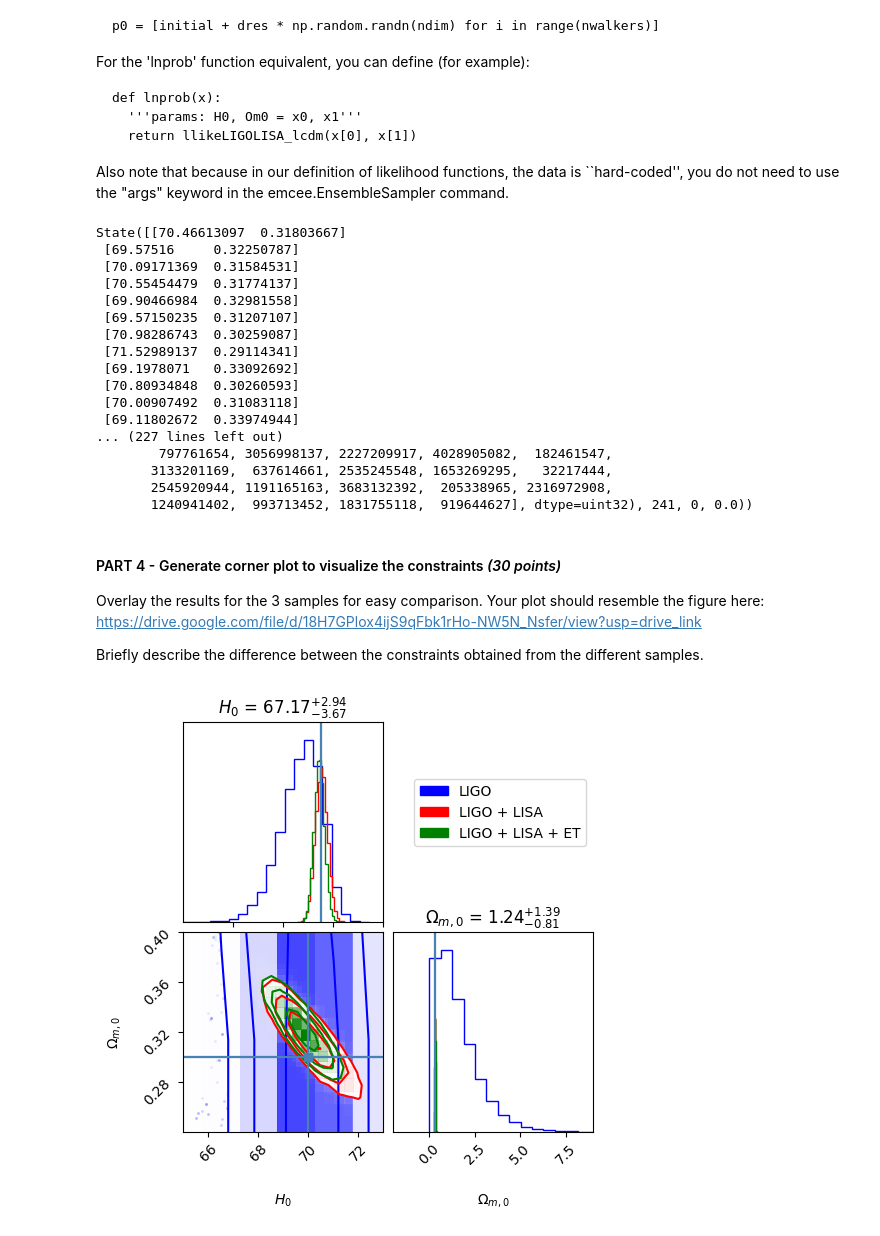
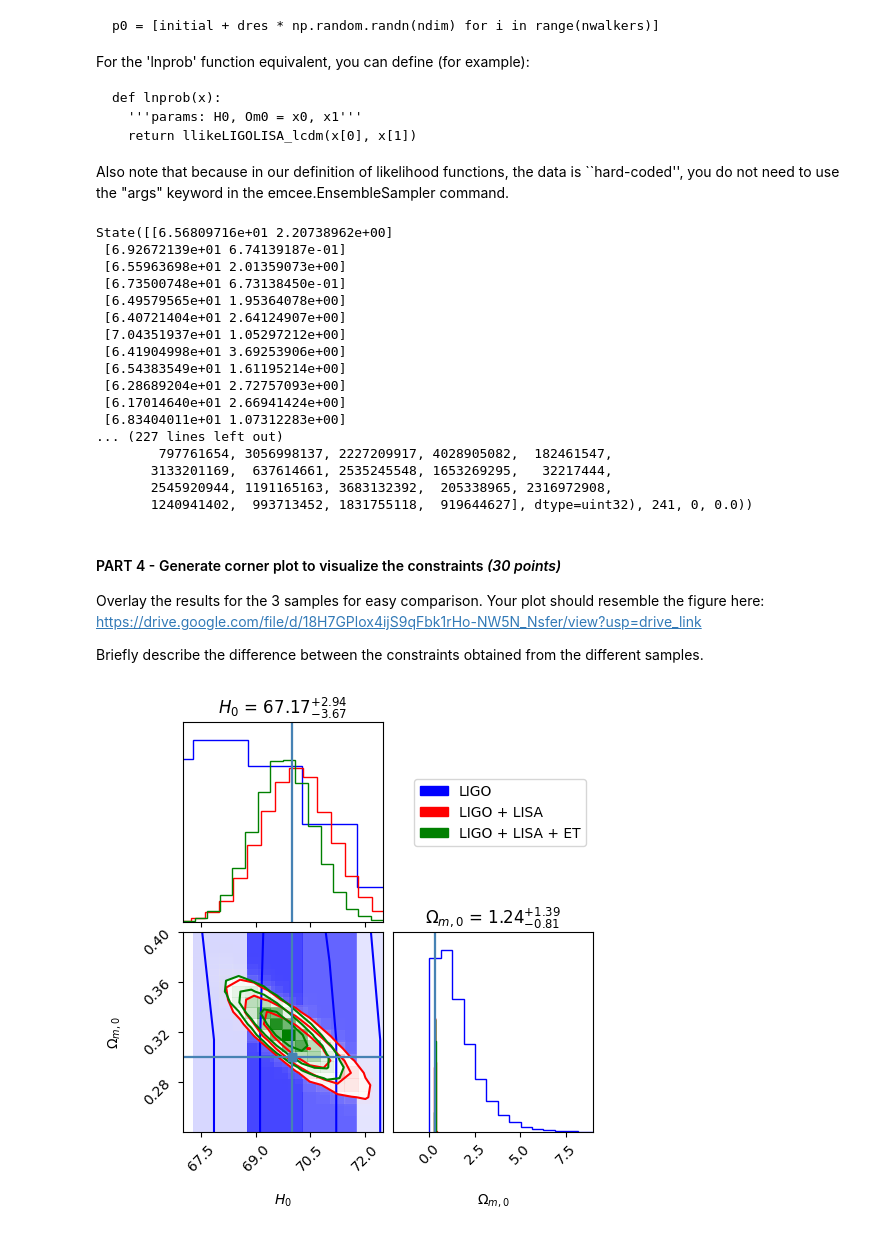
Before and after one commit to aiquiamjot/App_Physics157, a Jupyter notebook: submissions/AP157_lab_assignment_C2.ipynb, the cells around one changed output. Drawn from its saved outputs; the diff is of its cells as text; code cells hidden in the pictures.

```diff
--- a/submissions/AP157_lab_assignment_C2.ipynb
+++ b/submissions/AP157_lab_assignment_C2.ipynb
@@ -180,21 +180,19 @@ test1 = sampler1.run_mcmc(p0,niter)
 test2 = sampler2.run_mcmc(p0,niter)
 # %%
 test
-test1
-test2
 # %% [output]
-State([[70.46613097  0.31803667]
- [69.57516     0.32250787]
- [70.09171369  0.31584531]
- [70.55454479  0.31774137]
- [69.90466984  0.32981558]
- [69.57150235  0.31207107]
- [70.98286743  0.30259087]
- [71.52989137  0.29114341]
- [69.1978071   0.33092692]
- [70.80934848  0.30260593]
- [70.00907492  0.31083118]
- [69.11802672  0.33974944]
+State([[6.56809716e+01 2.20738962e+00]
+ [6.92672139e+01 6.74139187e-01]
+ [6.55963698e+01 2.01359073e+00]
+ [6.73500748e+01 6.73138450e-01]
+ [6.49579565e+01 1.95364078e+00]
+ [6.40721404e+01 2.64124907e+00]
+ [7.04351937e+01 1.05297212e+00]
+ [6.41904998e+01 3.69253906e+00]
+ [6.54383549e+01 1.61195214e+00]
+ [6.28689204e+01 2.72757093e+00]
+ [6.17014640e+01 2.66941424e+00]
+ [6.83404011e+01 1.07312283e+00]
 ... (227 lines left out)
         797761654, 3056998137, 2227209917, 4028905082,  182461547,
        3133201169,  637614661, 2535245548, 1653269295,   32217444,
@@ -214,24 +212,24 @@ LIGOLISAETmcplot = sampler2.get_chain(discard = nburn, flat=True)
 # %%
 import corner
 
 fig = corner.corner(LIGOmcplot, labels=["$H_0$", "$\Omega_{m,0}$"], truths=[70, 0.3], color='blue', show_titles=True)
 corner.corner(LIGOLISAmcplot, labels=["$H_0$", "$\Omega_{m,0}$"], truths=[70, 0.3], color='red', fig=fig)
 corner.corner(LIGOLISAETmcplot, labels=["$H_0$", "$\Omega_{m,0}$"], truths=[70, 0.3], color='green', fig=fig)
 
 axes = fig.get_axes()
-axes[0].set_xlim([48, 80])
-axes[2].set_xlim([65, 73])
+axes[0].set_xlim([67, 72.5])
+axes[2].set_xlim([67, 72.5])
 axes[2].set_ylim([0.24, 0.40])
 axes[3].set_xlim([-2, 9])
 
 import matplotlib.patches as mpatches
-blue_patch = mpatches.Patch(color='blue', label='LIGO')
-red_patch = mpatches.Patch(color='red', label='LIGO + LISA')
-green_patch = mpatches.Patch(color='green', label='LIGO + LISA + ET')
+bluePatch = mpatches.Patch(color='blue', label='LIGO')
+redPatch = mpatches.Patch(color='red', label='LIGO + LISA')
+greenPatch = mpatches.Patch(color='green', label='LIGO + LISA + ET')
 
 # Add the legend to the plot
-plt.legend(handles=[blue_patch, red_patch, green_patch], loc='upper right', bbox_to_anchor=(1, 1.8))
+plt.legend(handles=[bluePatch, redPatch, greenPatch], loc='upper right', bbox_to_anchor=(1, 1.8))
 
 plt.show()
 # %% [output]
-[figure, old version]
+[figure, new version]
```
Also changed, not shown: parts of 2 cells of this notebook.
